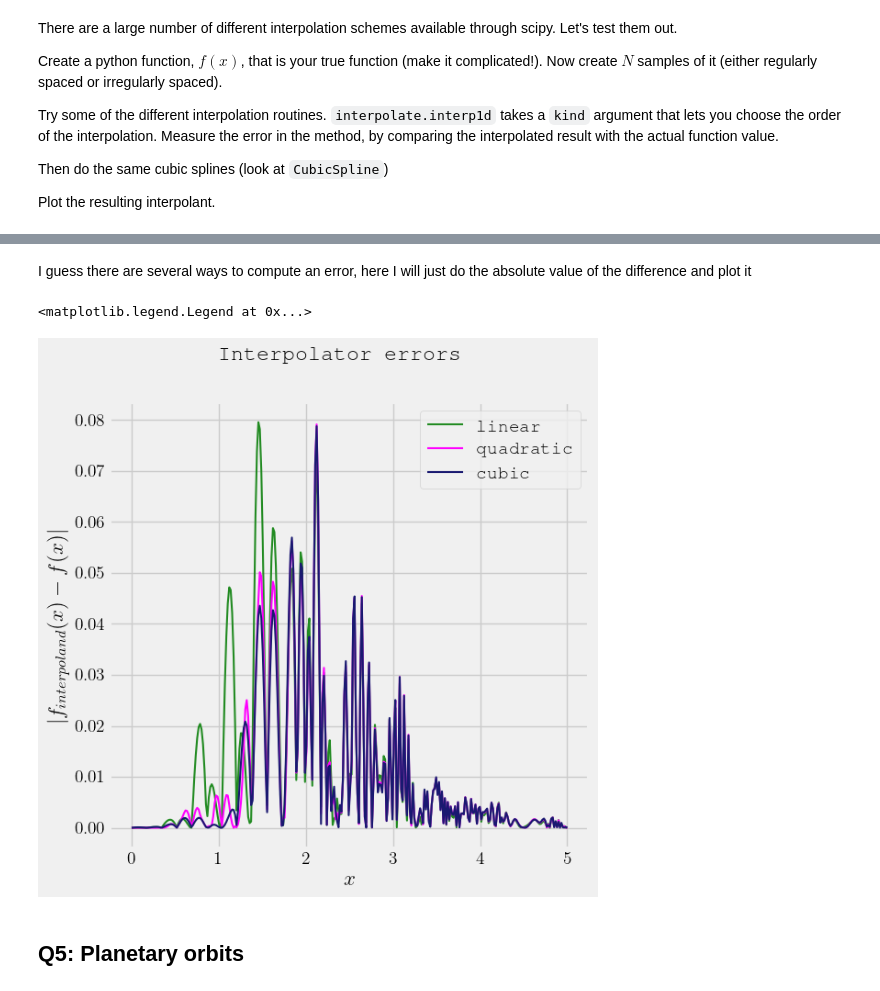
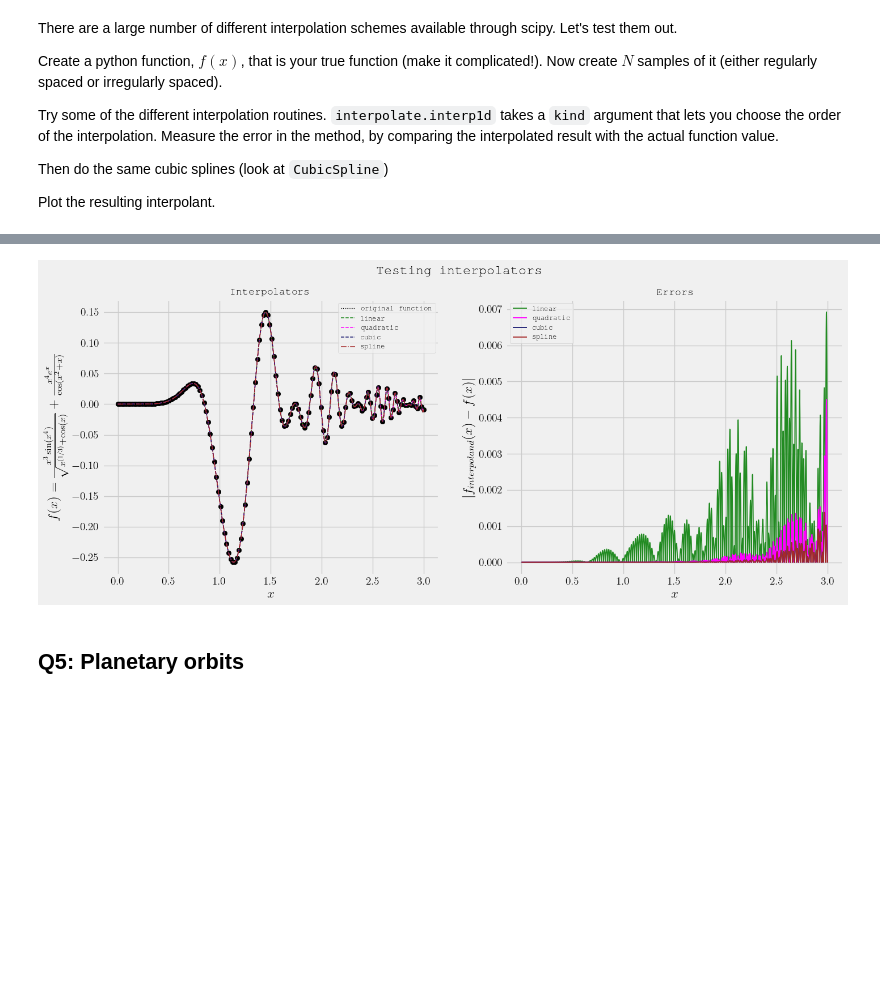
Before and after one commit to matilde-garcia/scientificcomputing_bicocca_2025, a Jupyter notebook: working/L04_mycode.ipynb, the cells around one changed output, grey strips where cells are left out. Cells and saved outputs as stored; diff of their text form; code cells hidden in the pictures; blank space fills up the shorter version.

```diff
--- a/working/L04_mycode.ipynb
+++ b/working/L04_mycode.ipynb
@@ -27,3 +24,3 @@ Plot the resulting interpolant.
 # %%
-def f(x):
+def my_func(x):
     return x**3*np.sin(x**4)/(np.sqrt(x**(1/3) + np.cos(x)) + x**4*np.exp(x)/np.cos(x**2 + x))
@@ -58,18 +26,0 @@ ax.legend()
-# %% [markdown]
-I guess there are several ways to compute an error, here I will just do the absolute value of the difference and plot it
-# %%
-err1 = np.abs(y_interp1(x1)-f(x1))
-err2 = np.abs(y_interp2(x1)-f(x1))
-err3 = np.abs(y_interp3(x1)-f(x1))
-
-fig, ax = plt.subplots(figsize = (6,6))
-fig.suptitle(r"Interpolator errors")
-ax.set_xlabel(r"$x$")
-ax.set_ylabel(r"$|f_{interpoland}(x) - f(x)|$")
-ax.plot(x1, err1, ls="-",linewidth = 1.5, label=r"linear", color = "forestgreen")
-ax.plot(x1, err2, ls="-", linewidth = 1.5, label=r"quadratic", color = "magenta")
-ax.plot(x1, err3, ls="-", linewidth = 1.5, label=r"cubic", color = "midnightblue")
-ax.legend()
-# %% [output]
-<matplotlib.legend.Legend at 0x...>
-[figure, removed]
@@ -76,3 +55,38 @@ ax.legend()
+# %%
+#interpolate between 15 points of my_func between the bounds [0,3]
+N = 150
+interpolands, errors, x, y, x1 = test_interpolands(N, my_func, [0.,3.] )
+# %%
+fig = plt.figure(figsize = (15,6))
+fig.suptitle(r"Testing interpolators")
+
+ax1 = plt.subplot(121)
+
+ax1.set_title(r"Interpolators", fontsize = 13)
+ax1.scatter(x, y, color = "black")
+ax1.set_xlabel(r"$x$")
+ax1.set_ylabel(r"$ f(x) = \frac{x^3 \sin(x^4)}{\sqrt{x^{(1/3)}+\cos(x)}} + \frac{x^4 e^x}{\cos(x^2 + x)}$")
+ax1.plot(x1, my_func(x1), ls=":",linewidth = 0.9, label=r"original function", color = "black")
+ax1.plot(x1, interpolands[0], ls="--",linewidth = 1.1, label=r"linear", color = "forestgreen")
+ax1.plot(x1, interpolands[1], ls="--", linewidth = 1.1, label=r"quadratic", color = "magenta")
+ax1.plot(x1, interpolands[2], ls="--", linewidth = 1.1, label=r"cubic", color = "midnightblue")
+ax1.plot(x1, interpolands[3], ls="-.", linewidth = 1.1, label=r"spline", color = "brown")
+ax1.legend(fontsize = 9)
+
+ax2 = plt.subplot(122)
+
+ax2.set_title(r"Errors", fontsize = 13)
+ax2.set_xlabel(r"$x$")
+ax2.set_ylabel(r"$|f_{interpoland}(x) - f(x)|$")
+ax2.plot(x1, errors[0], ls="-",linewidth = 1.3, label=r"linear", color = "forestgreen")
+ax2.plot(x1, errors[1], ls="-", linewidth = 1.3, label=r"quadratic", color = "magenta")
+ax2.plot(x1, errors[2], ls="-", linewidth = 1.3, label=r"cubic", color = "midnightblue")
+ax2.plot(x1, errors[3], ls="-", linewidth = 1.3, label=r"spline", color = "brown")
+ax2.legend(fontsize = 9)
+
+fig.savefig(f"interpolator_test_{N}_samples.pdf")
+# %% [output]
+[figure, added]
 # %% [markdown]
 ## Q5: Planetary orbits
 # %% [markdown]
```
Also changed, not shown: parts of 5 cells of this notebook, 2 other files.
